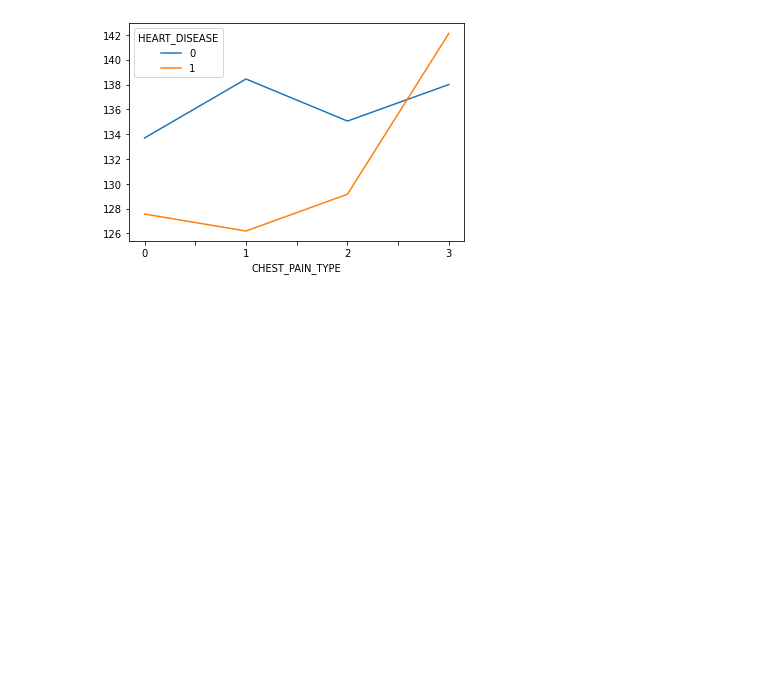
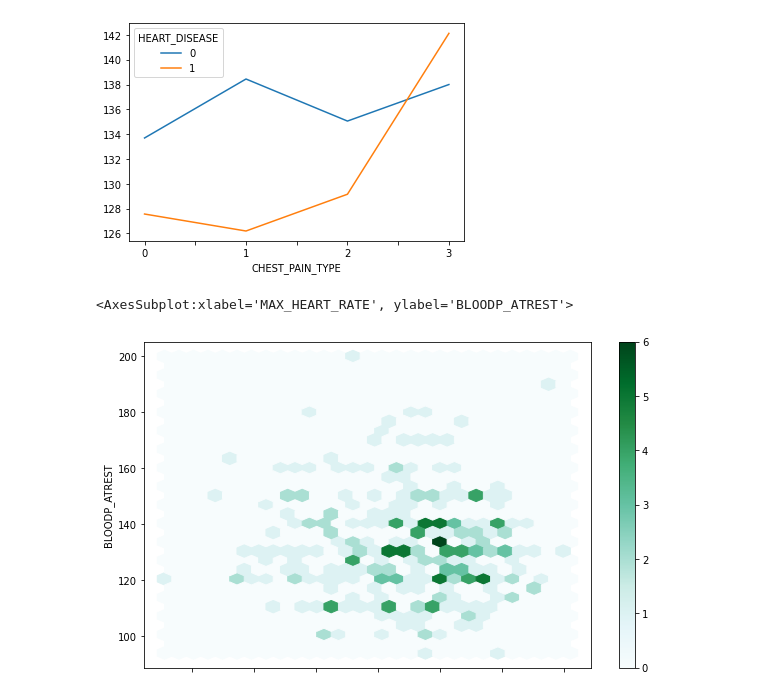
Before and after one commit to yassinzeraoulia97/esercizi, a Jupyter notebook: esercizi.ipynb, the cells around one changed output. Saved outputs shown, nothing was run; the diff lists cells and outputs as text; code cells hidden in the pictures; blank space fills up the shorter version.

```diff
--- a/esercizi.ipynb
+++ b/esercizi.ipynb
@@ -327,3 +327,8 @@ pd.crosstab(index=df.CHEST_PAIN_TYPE, columns=df.HEART_DISEASE, colnames=['HEART
 # %% [output]
 <AxesSubplot:xlabel='CHEST_PAIN_TYPE'>
 [figure]
+# %%
+df.plot(x='MAX_HEART_RATE', y='BLOODP_ATREST', kind='hexbin', gridsize=28, figsize=(10,6))
+# %% [output]
+<AxesSubplot:xlabel='MAX_HEART_RATE', ylabel='BLOODP_ATREST'>
+[figure, added]
```
Also changed, not shown: parts of 5 cells of this notebook.
